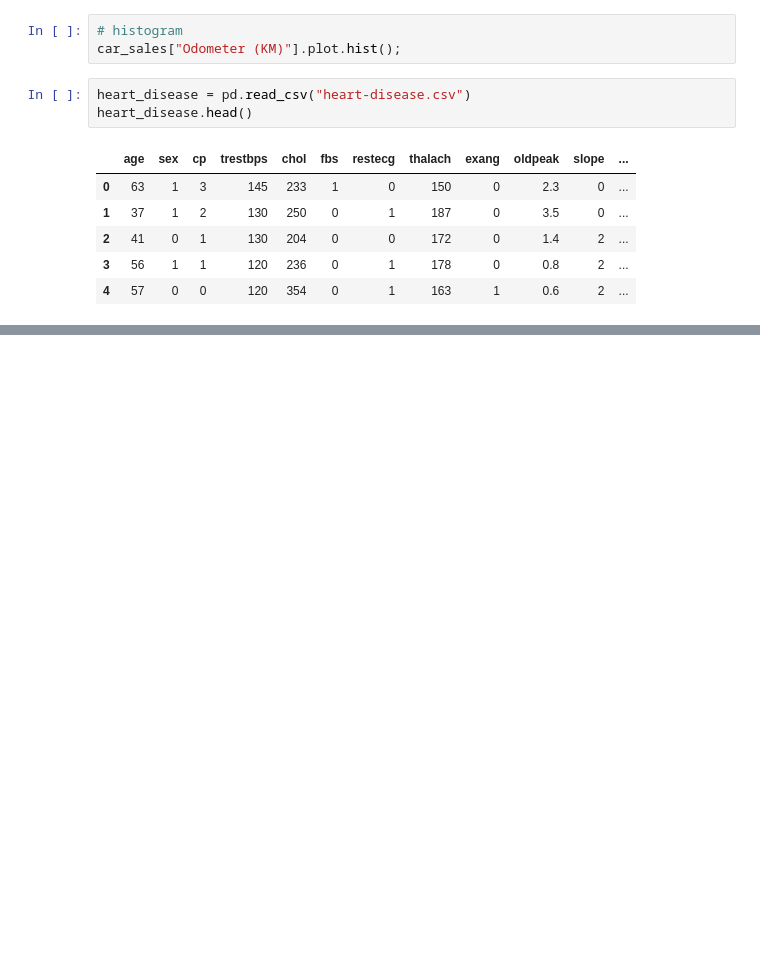
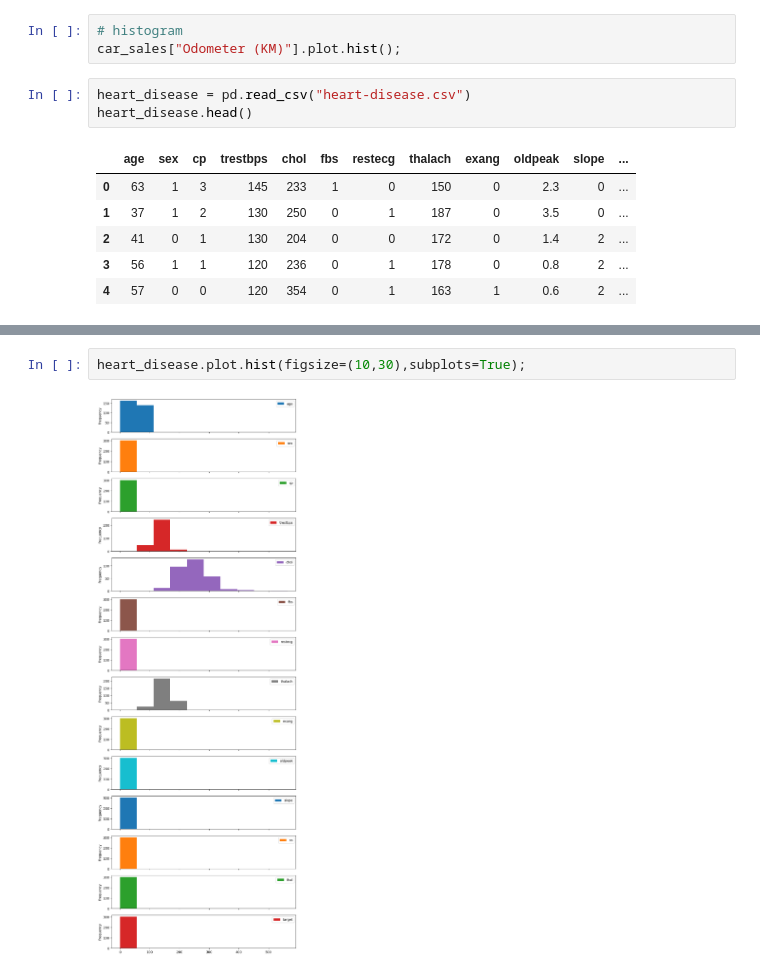
Before and after one commit to soumya0424/AI-ML, a Jupyter notebook: Matplotlib.ipynb, the cells around one changed output, grey strips where cells are left out. Drawn from its saved outputs; the diff is of its cells as text; blank space fills up the shorter version.

```diff
--- a/Matplotlib.ipynb
+++ b/Matplotlib.ipynb
@@ -264,0 +263,4 @@ heart_disease.plot.hist(figsize=(10,30),sub)
+# %%
+heart_disease.plot.hist(figsize=(10,30),subplots=True);
+# %% [output]
+[figure, added]
```
Also changed, not shown: parts of 4 cells of this notebook.
